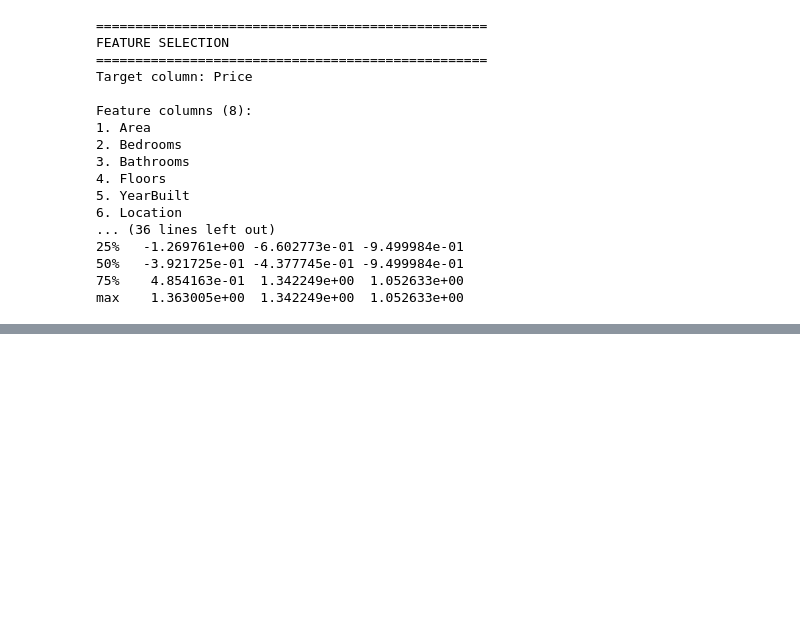
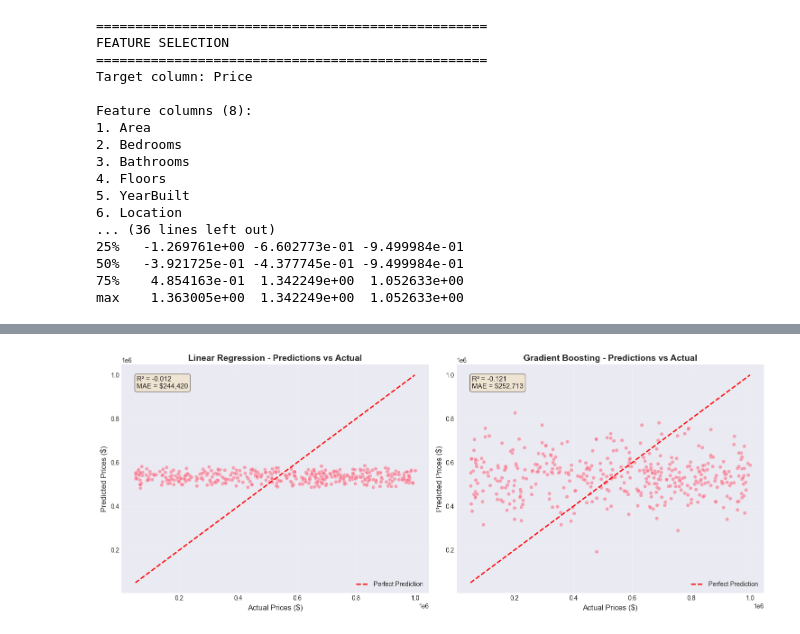
Before and after one commit to khairulwarahussain251203-max/Task-3-House-Price-Prediction, a Jupyter notebook: House price prediction.ipynb, the cells around one changed output, grey strips where cells are left out. Drawn from its saved outputs; the diff is of its cells as text; code cells hidden in the pictures; blank space fills up the shorter version.

Commit message:
visualization

```diff
--- a/House price prediction.ipynb
+++ b/House price prediction.ipynb
@@ -246,0 +266,33 @@ print(results_df.round(2))
+# %%
+# Visualizations
+# Create visualization for each model
+fig, axes = plt.subplots(1, 2, figsize=(15, 6))
+
+for idx, (name, pred_dict) in enumerate(predictions.items()):
+    ax = axes[idx]
+
+    # Scatter plot for test predictions
+    ax.scatter(y_test, pred_dict['test'], alpha=0.6, edgecolors='w', linewidth=0.5)
+
+    # Perfect prediction line
+    min_val = min(y_test.min(), pred_dict['test'].min())
+    max_val = max(y_test.max(), pred_dict['test'].max())
+    ax.plot([min_val, max_val], [min_val, max_val], 'r--', lw=2, label='Perfect Prediction')
+
+    ax.set_xlabel('Actual Prices ($)', fontsize=12)
+    ax.set_ylabel('Predicted Prices ($)', fontsize=12)
+    ax.set_title(f'{name} - Predictions vs Actual', fontsize=14, fontweight='bold')
+    ax.legend()
+    ax.grid(True, alpha=0.3)
+
+    # Add metrics
+    test_r2 = results[name]['Test R2']
+    test_mae = results[name]['Test MAE']
+    ax.text(0.05, 0.95, f'R² = {test_r2:.3f}\nMAE = ${test_mae:,.0f}',
+            transform=ax.transAxes, fontsize=11, verticalalignment='top',
+            bbox=dict(boxstyle='round', facecolor='wheat', alpha=0.5))
+
+plt.tight_layout()
+plt.show()
+# %% [output]
+[figure, added]
```
Also changed, not shown: parts of 2 cells of this notebook.
